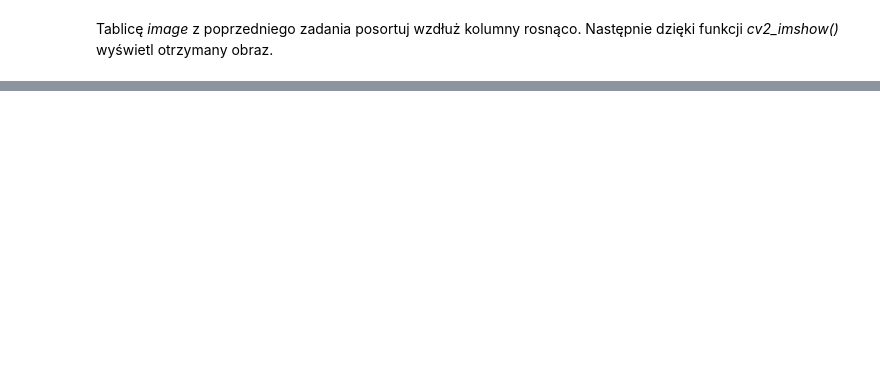
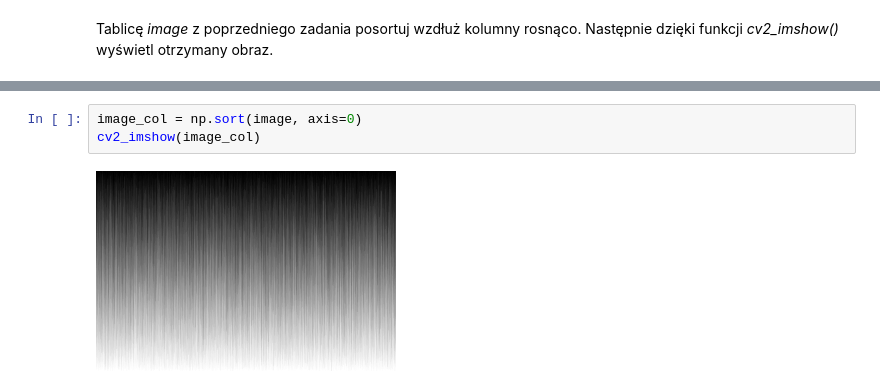
Before and after one commit to Krzesimir13/Data-Science, a Jupyter notebook: 031_040_exercises.ipynb, the cells around one changed output, grey strips where cells are left out. Cells and saved outputs as stored; diff of their text form; blank space fills up the shorter version.

```diff
--- a/031_040_exercises.ipynb
+++ b/031_040_exercises.ipynb
@@ -184,0 +235,5 @@ Tablicę _image_ z poprzedniego zadania posortuj wzdłuż kolumny rosnąco. Nast
+# %%
+image_col = np.sort(image, axis=0)
+cv2_imshow(image_col)
+# %% [output]
+[figure, added]
```
Also changed, not shown: parts of 23 cells of this notebook.
